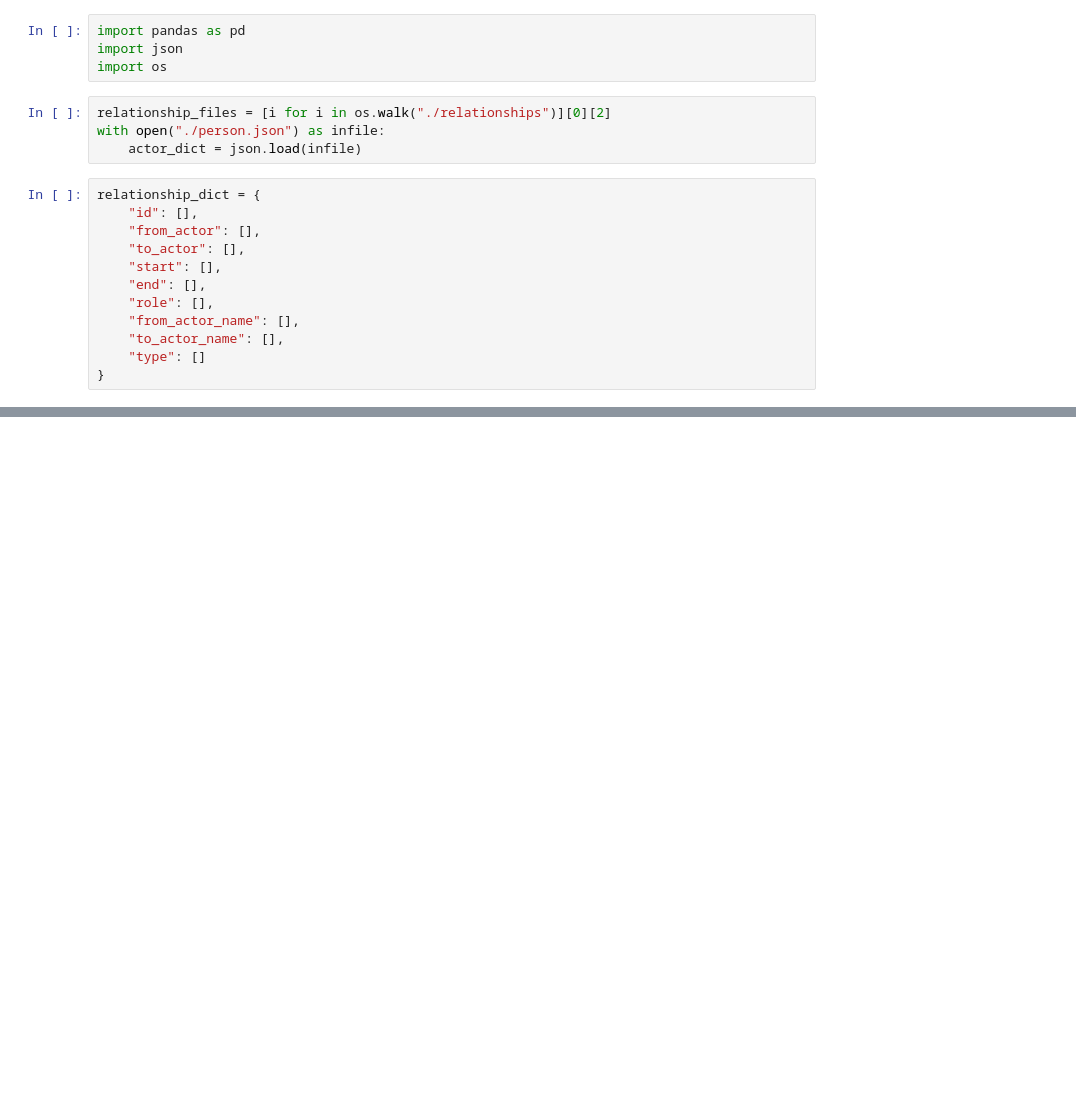
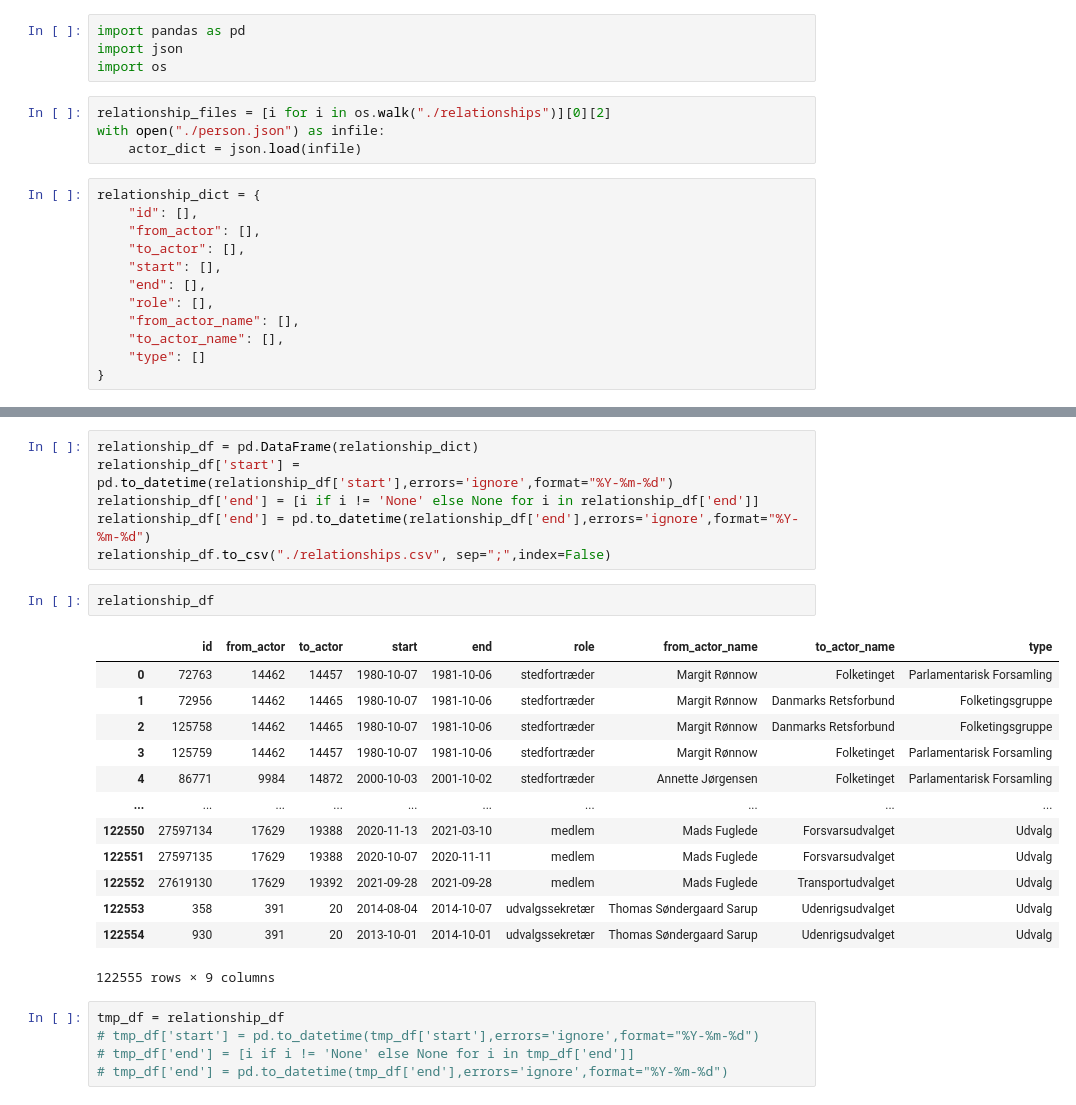
Before and after one commit to NKofod/dk_parliament, a Jupyter notebook: consolidate.ipynb, the cells around one changed output, grey strips where cells are left out. Drawn from its saved outputs; the diff is of its cells as text; blank space fills up the shorter version.

Commit message:
Mostly got the relationship processing to work.

```diff
--- a/consolidate.ipynb
+++ b/consolidate.ipynb
@@ -73,0 +73,27 @@ AttributeError: 'NoneType' object has no attribute 'replace'
+# %%
+relationship_df = pd.DataFrame(relationship_dict)
+relationship_df['start'] = pd.to_datetime(relationship_df['start'],errors='ignore',format="%Y-%m-%d")
+relationship_df['end'] = [i if i != 'None' else None for i in relationship_df['end']]
+relationship_df['end'] = pd.to_datetime(relationship_df['end'],errors='ignore',format="%Y-%m-%d")
+relationship_df.to_csv("./relationships.csv", sep=";",index=False)
+# %%
+relationship_df
+# %% [output]
+|  | id | from_actor | to_actor | start | end | role | from_actor_name | to_actor_name | type |
+| 0 | 72763 | 14462 | 14457 | 1980-10-07 | 1981-10-06 | stedfortræder | Margit Rønnow | Folketinget | Parlamentarisk Forsamling |
+| 1 | 72956 | 14462 | 14465 | 1980-10-07 | 1981-10-06 | stedfortræder | Margit Rønnow | Danmarks Retsforbund | Folketingsgruppe |
+| 2 | 125758 | 14462 | 14465 | 1980-10-07 | 1981-10-06 | stedfortræder | Margit Rønnow | Danmarks Retsforbund | Folketingsgruppe |
+| 3 | 125759 | 14462 | 14457 | 1980-10-07 | 1981-10-06 | stedfortræder | Margit Rønnow | Folketinget | Parlamentarisk Forsamling |
+| 4 | 86771 | 9984 | 14872 | 2000-10-03 | 2001-10-02 | stedfortræder | Annette Jørgensen | Folketinget | Parlamentarisk Forsamling |
+| ... | ... | ... | ... | ... | ... | ... | ... | ... | ... |
+| 122550 | 27597134 | 17629 | 19388 | 2020-11-13 | 2021-03-10 | medlem | Mads Fuglede | Forsvarsudvalget | Udvalg |
+| 122551 | 27597135 | 17629 | 19388 | 2020-10-07 | 2020-11-11 | medlem | Mads Fuglede | Forsvarsudvalget | Udvalg |
+| 122552 | 27619130 | 17629 | 19392 | 2021-09-28 | 2021-09-28 | medlem | Mads Fuglede | Transportudvalget | Udvalg |
+| 122553 | 358 | 391 | 20 | 2014-08-04 | 2014-10-07 | udvalgssekretær | Thomas Søndergaard Sarup | Udenrigsudvalget | Udvalg |
+| 122554 | 930 | 391 | 20 | 2013-10-01 | 2014-10-01 | udvalgssekretær | Thomas Søndergaard Sarup | Udenrigsudvalget | Udvalg |
+122555 rows × 9 columns
+# %%
+tmp_df = relationship_df
+# tmp_df['start'] = pd.to_datetime(tmp_df['start'],errors='ignore',format="%Y-%m-%d")
+# tmp_df['end'] = [i if i != 'None' else None for i in tmp_df['end']]
+# tmp_df['end'] = pd.to_datetime(tmp_df['end'],errors='ignore',format="%Y-%m-%d")
```
Also changed, not shown: parts of 7 cells of this notebook, 3 other files.
